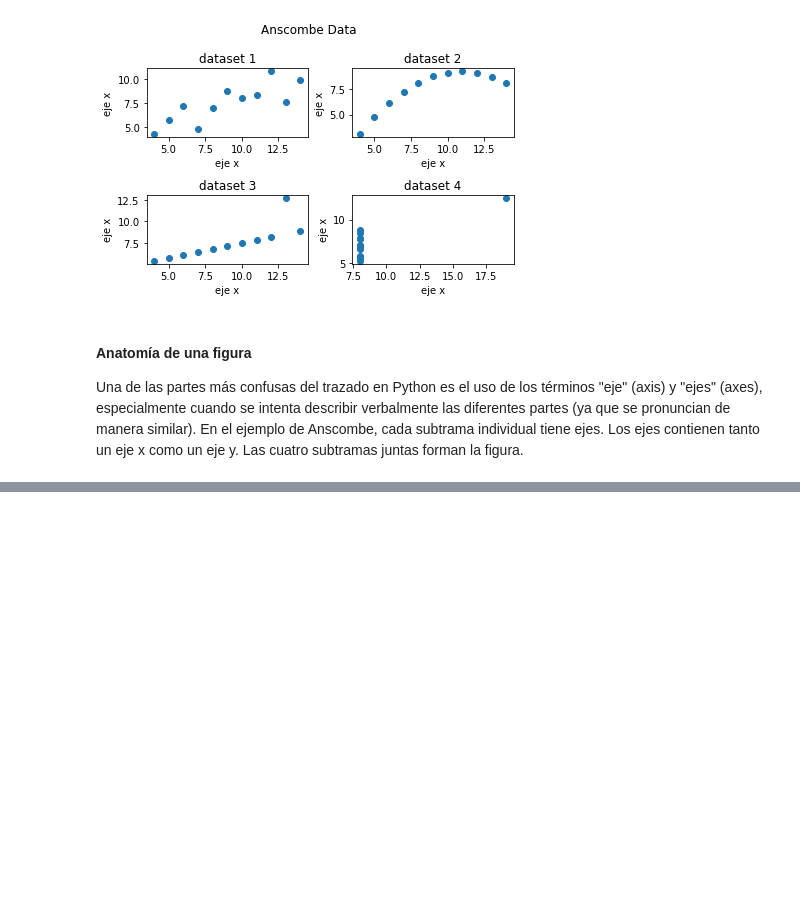
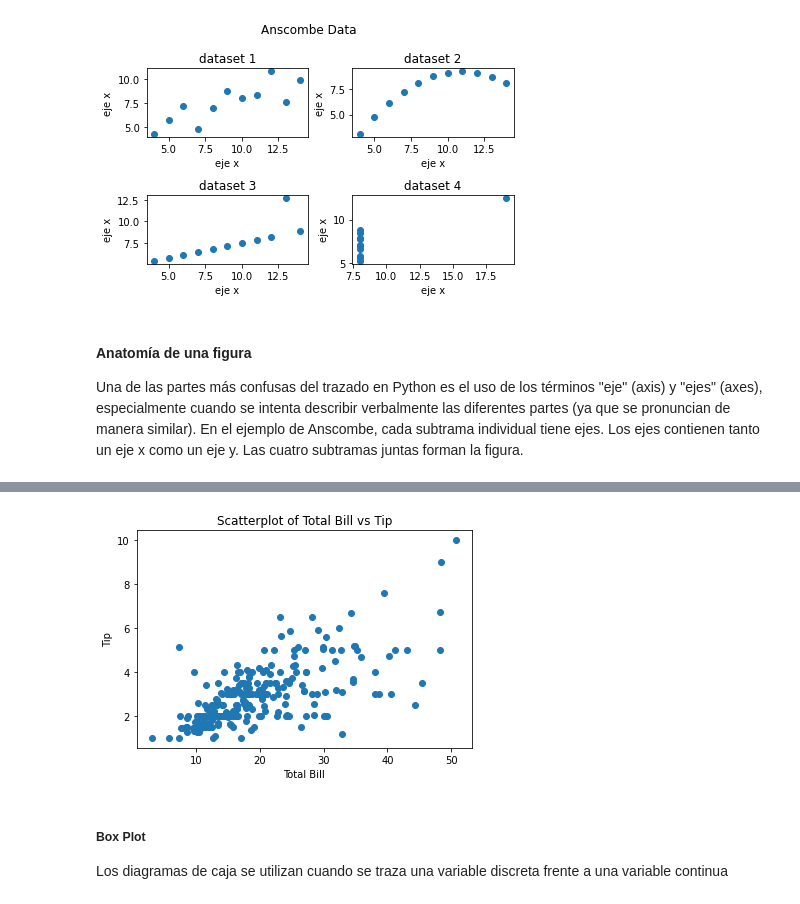
Before and after one commit to geozevallos/pandas-para-todos, a Jupyter notebook: 3. Plotting.ipynb, the cells around one changed output, grey strips where cells are left out. Saved outputs shown, nothing was run; the diff lists cells and outputs as text; code cells hidden in the pictures; blank space fills up the shorter version.

```diff
--- a/3. Plotting.ipynb
+++ b/3. Plotting.ipynb
@@ -149,0 +199,21 @@ Una de las partes más confusas del trazado en Python es el uso de los términos
+# %%
+# Crear la figura
+fig = plt.figure()
+
+axes1 = fig.add_subplot(1,1,1)
+
+# Para el scatterplot
+axes1.scatter(data=tips, x='total_bill', y='tip')
+
+# Agregar etiquetas
+axes1.set_title('Scatterplot of Total Bill vs Tip')
+axes1.set_xlabel('Total Bill')
+axes1.set_ylabel('Tip')
+
+plt.show()
+# %% [output]
+[figure, added]
+# %% [markdown]
+##### Box Plot
+
+Los diagramas de caja se utilizan cuando se traza una variable discreta frente a una variable continua
```
Also changed, not shown: parts of 44 cells of this notebook.
